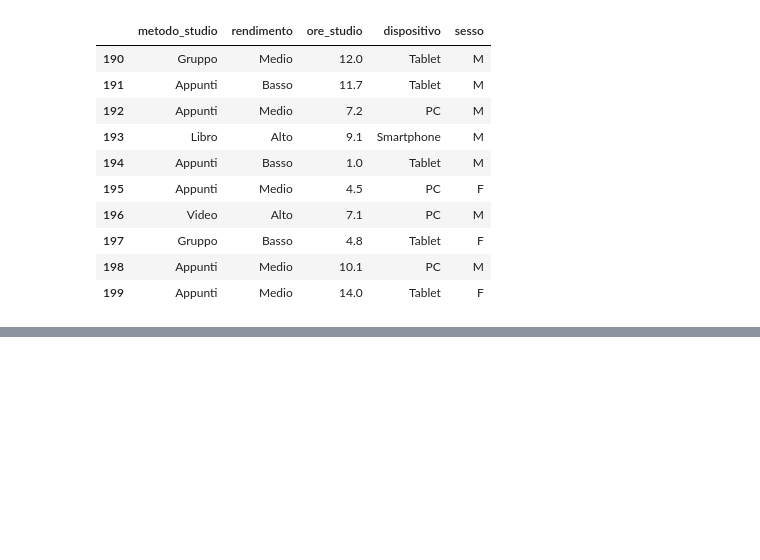
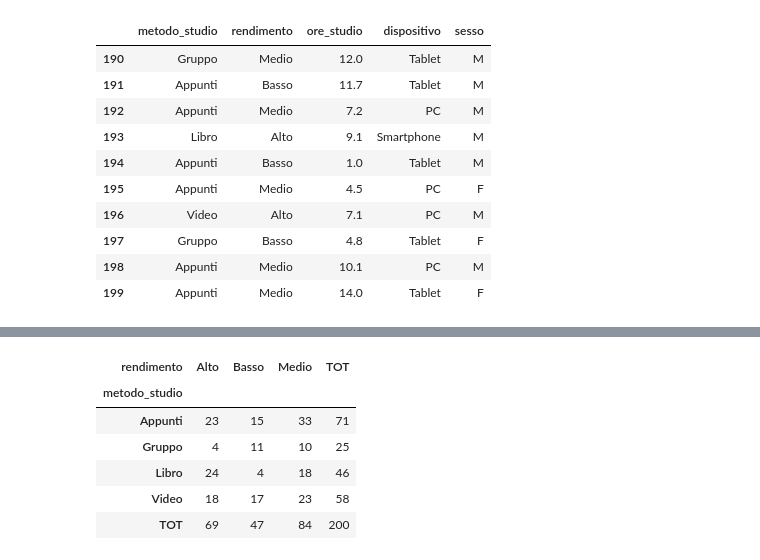
Before and after one commit to andreatrentini/Corso-python-3Bi-2026, a Jupyter notebook: studenti-studio/studenti-studio.ipynb, the cells around one changed output, grey strips where cells are left out. Cells and saved outputs as stored; diff of their text form; code cells hidden in the pictures; blank space fills up the shorter version.

```diff
--- a/studenti-studio/studenti-studio.ipynb
+++ b/studenti-studio/studenti-studio.ipynb
@@ -88,0 +102,16 @@ plt.show()
+# %%
+tab_frequenze_osservate = pd.crosstab(
+    df['metodo_studio'],
+    df['rendimento'],
+    margins = True,
+    margins_name = 'TOT'
+)
+tab_frequenze_osservate
+# %% [output]
+| rendimento | Alto | Basso | Medio | TOT |
+| metodo_studio |  |  |  |  |
+| Appunti | 23 | 15 | 33 | 71 |
+| Gruppo | 4 | 11 | 10 | 25 |
+| Libro | 24 | 4 | 18 | 46 |
+| Video | 18 | 17 | 23 | 58 |
+| TOT | 69 | 47 | 84 | 200 |
```
Also changed, not shown: parts of 7 cells of this notebook.
